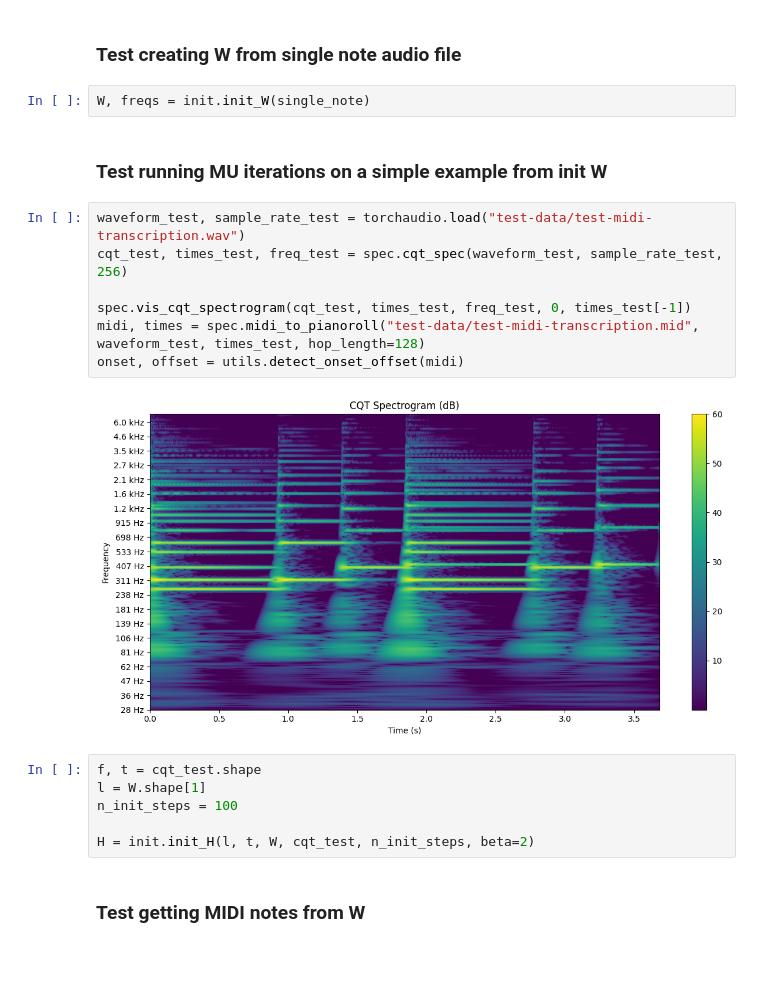
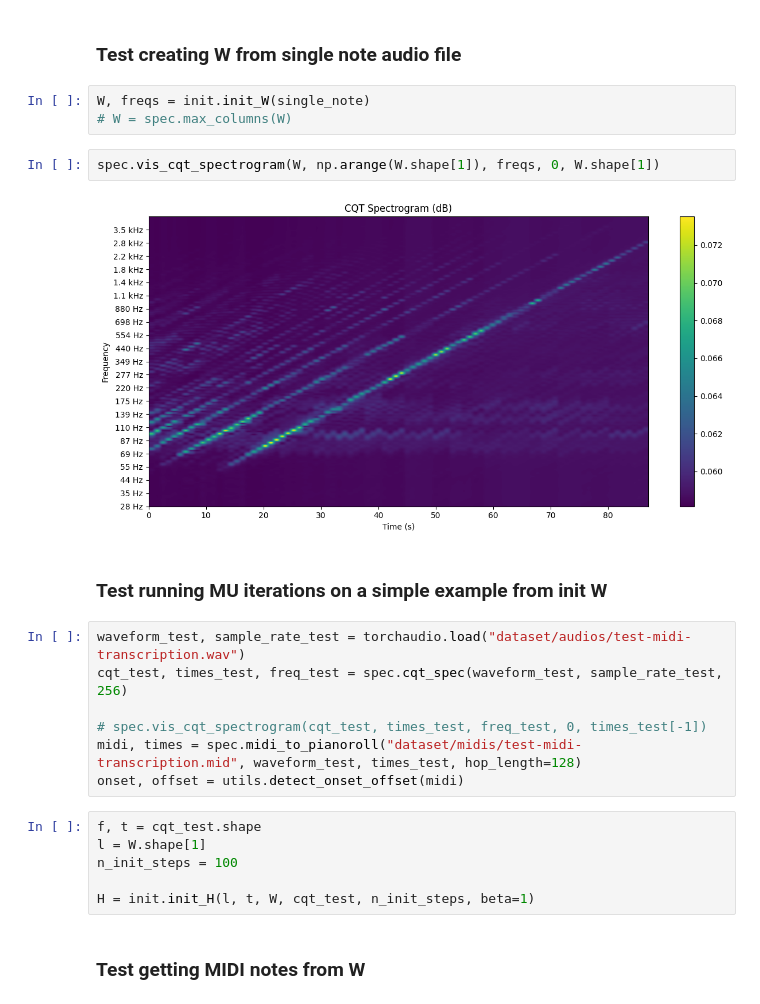
Before and after one commit to edabier/Unrolled-NMF, a Jupyter notebook: testings-notebook.ipynb, the cells around one changed output. Saved outputs shown, nothing was run; the diff lists cells and outputs as text; blank space fills up the shorter version.

```diff
--- a/testings-notebook.ipynb
+++ b/testings-notebook.ipynb
@@ -20,23 +29,26 @@ single_note = "test-data/single-notes"
 ### Test creating W from single note audio file
 # %%
 W, freqs = init.init_W(single_note)
+# W = spec.max_columns(W)
+# %%
+spec.vis_cqt_spectrogram(W, np.arange(W.shape[1]), freqs, 0, W.shape[1])
+# %% [output]
+[figure, added]
 # %% [markdown]
 ### Test running MU iterations on a simple example from init W
 # %%
-waveform_test, sample_rate_test = torchaudio.load("test-data/test-midi-transcription.wav")
+waveform_test, sample_rate_test = torchaudio.load("dataset/audios/test-midi-transcription.wav")
 cqt_test, times_test, freq_test = spec.cqt_spec(waveform_test, sample_rate_test, 256)
 
-spec.vis_cqt_spectrogram(cqt_test, times_test, freq_test, 0, times_test[-1])
-midi, times = spec.midi_to_pianoroll("test-data/test-midi-transcription.mid", waveform_test, times_test, hop_length=128)
+# spec.vis_cqt_spectrogram(cqt_test, times_test, freq_test, 0, times_test[-1])
+midi, times = spec.midi_to_pianoroll("dataset/midis/test-midi-transcription.mid", waveform_test, times_test, hop_length=128)
 onset, offset = utils.detect_onset_offset(midi)
-# %% [output]
-[figure, removed]
 # %%
 f, t = cqt_test.shape
 l = W.shape[1]
 n_init_steps = 100
 
-H = init.init_H(l, t, W, cqt_test, n_init_steps, beta=2)
+H = init.init_H(l, t, W, cqt_test, n_init_steps, beta=1)
 # %% [markdown]
 ### Test getting MIDI notes from W
 # %%
```
Also changed, not shown: parts of 8 cells of this notebook, 8 other files.
